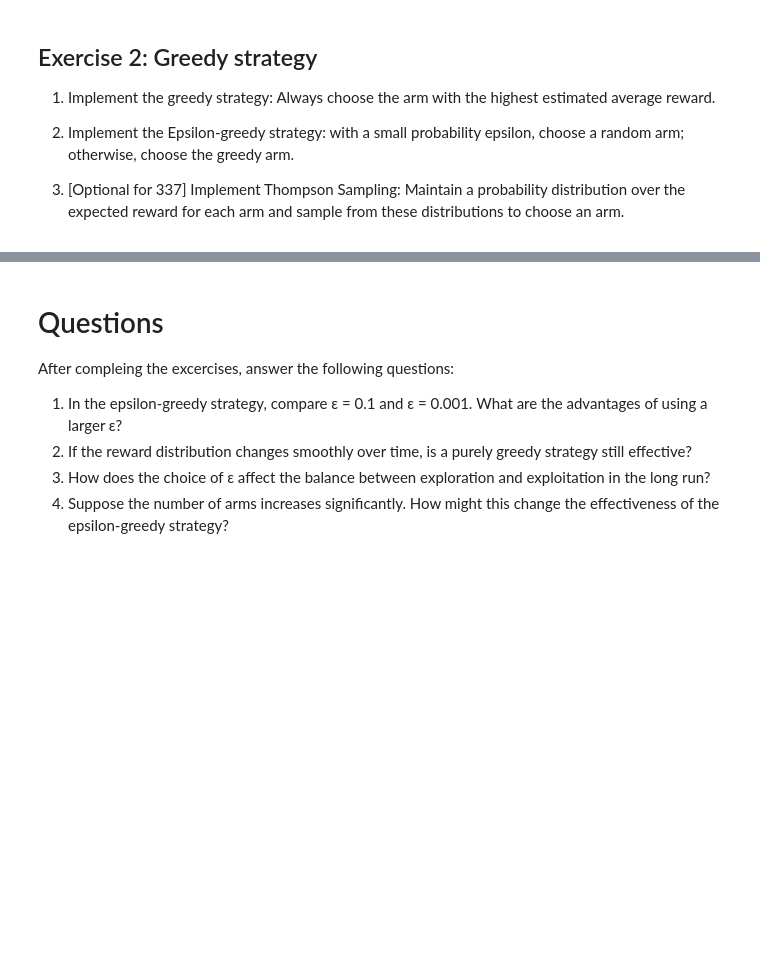
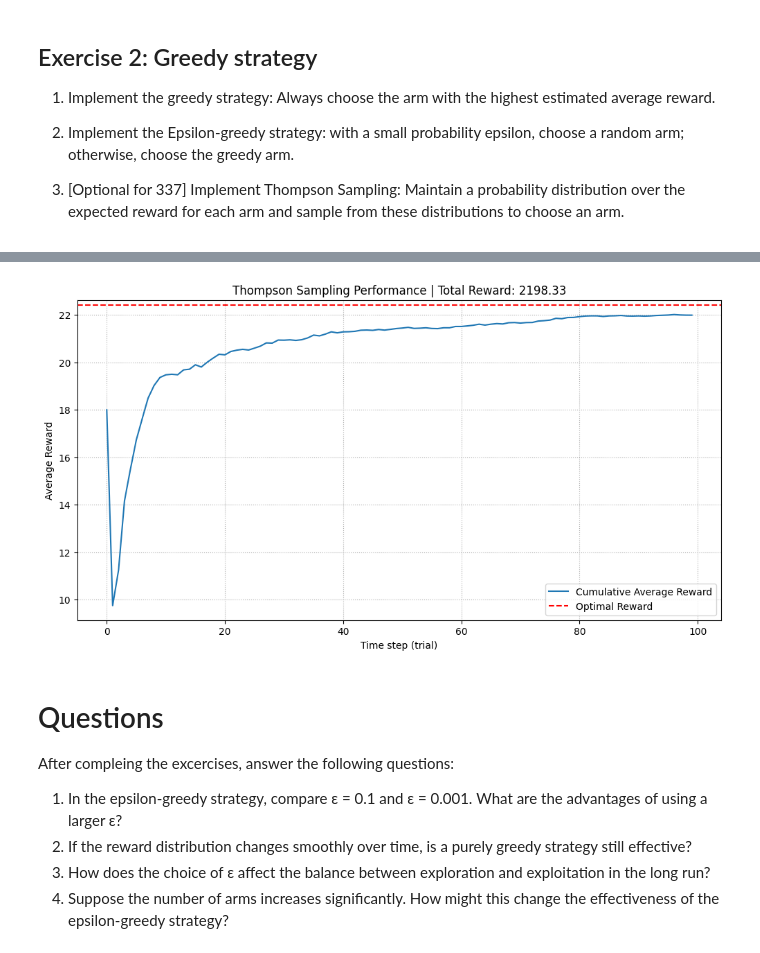
Before and after one commit to Alexis-CAPON/cse437-reinforcement-learning, a Jupyter notebook: lab1_bandit.ipynb, the cells around one changed output, grey strips where cells are left out. Cells and saved outputs as stored; diff of their text form; code cells hidden in the pictures; blank space fills up the shorter version.

```diff
--- a/lab1_bandit.ipynb
+++ b/lab1_bandit.ipynb
@@ -171,0 +171,86 @@ Text(0, 0.5, 'Reward')
+# %%
+#Thompson sampling
+
+'''
+Ok so for thompson sampling, the idea is to create for each an estimate of its probability distribution
+Then we go greedy by picking up the arm with the highest value that we will have from our draw
+Then we update our distributions
+Finally repeat
+'''
+rewards = []
+sum_of_rewards = [0] * K
+numberExploration = 0
+numberChooseMax = 0
+
+# Precision of the true reward distribution for each arm
+bandit_precision = 1 / (bandit_std ** 2)
+true_best_arm = np.argmax(bandit_mean)
+
+
+
+# as we used a normal distribution, we can pick up the mean as the criteria of selection
+estimated_means = np.full(K, 0.0)
+
+# the precision (1/variance) of our belief. Start with low precision (high uncertainty).
+lambdas = np.full(K, 1.0)
+
+arm_pulls = np.zeros(K)
+
+# We pull each arm once to get initiated
+
+for i in range(K):
+    r = np.random.normal(bandit_mean[i], bandit_std[i])
+    rewards.append(r)
+
+    lambdas[i] += bandit_precision[i]
+
+    sum_of_rewards[i] += r
+
+    estimated_means[i] = ( bandit_precision[i] * sum_of_rewards[i]) / lambdas[i]
+    arm_pulls[i] += 1
+
+# For T trials
+for t in range(T-K):
+    # We need to sample
+
+    sampled_means = [
+        np.random.normal(loc=mu, scale=1/np.sqrt(lam))
+        for mu, lam in zip(estimated_means, lambdas)
+    ]
+
+    # Choose the arm with the highest sampled_mean
+    a = np.argmax(sampled_means)
+
+
+    # Get reward for chosen arm
+    r = np.random.normal(bandit_mean[a], bandit_std[a])
+    rewards.append(r)
+
+    lambdas[a] += bandit_precision[a]
+
+    sum_of_rewards[a] += r
+
+    estimated_means[a] = (bandit_precision[a] * sum_of_rewards[a]) / lambdas[a]
+
+    arm_pulls[a] += 1
+
+
+total_reward = sum(rewards)
+avg_reward_per_trial = np.cumsum(rewards) / np.arange(1, T + 1)
+
+print(f"True Best Arm: {true_best_arm} (Mean: {bandit_mean[true_best_arm]:.2f})\n")
+print("--- Final Results ---")
+for i in range(K):
+    print(f"Arm {i}: Pulled {int(arm_pulls[i])} times. Estimated Mean: {estimated_means[i]:.2f} (True Mean: {bandit_mean[i]:.2f})")
+
+# Plot results
+plt.figure(figsize=(12, 6))
+plt.plot(avg_reward_per_trial, label='Cumulative Average Reward')
+plt.axhline(y=max(bandit_mean), color='r', linestyle='--', label='Optimal Reward')
+plt.title(f"Thompson Sampling Performance | Total Reward: {total_reward:.2f}")
+plt.xlabel("Time step (trial)")
+plt.ylabel("Average Reward")
+plt.legend()
+plt.grid(True, linestyle=':')
+plt.show()
+# %% [output]
@@ -172,3 +265,4 @@ Text(0, 0.5, 'Reward')
+[figure, added]
 # %% [markdown]
 # Questions
 After compleing the excercises, answer the following questions:
```
Also changed, not shown: parts of 3 cells of this notebook.
